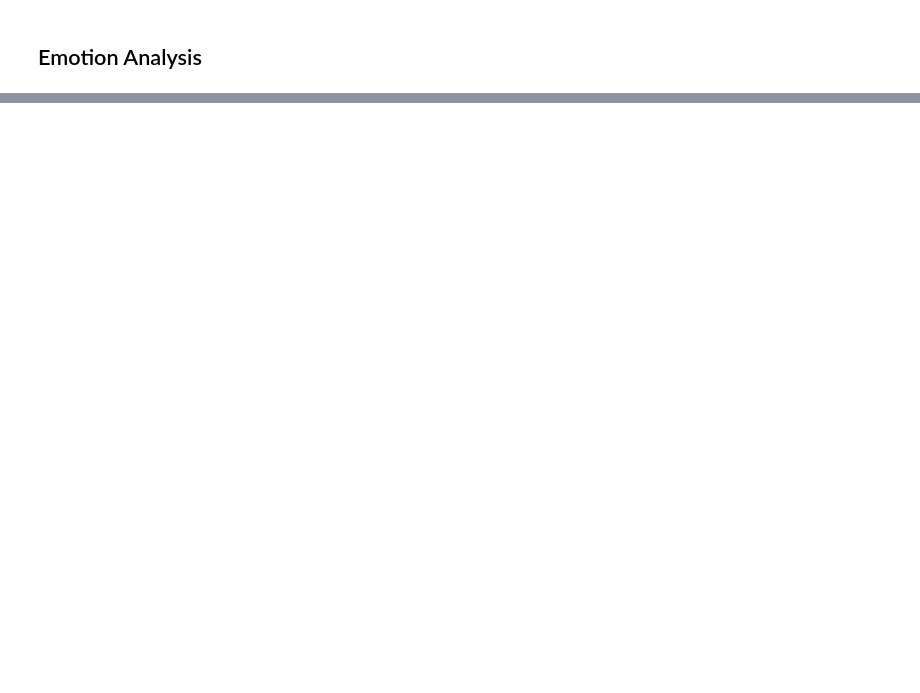
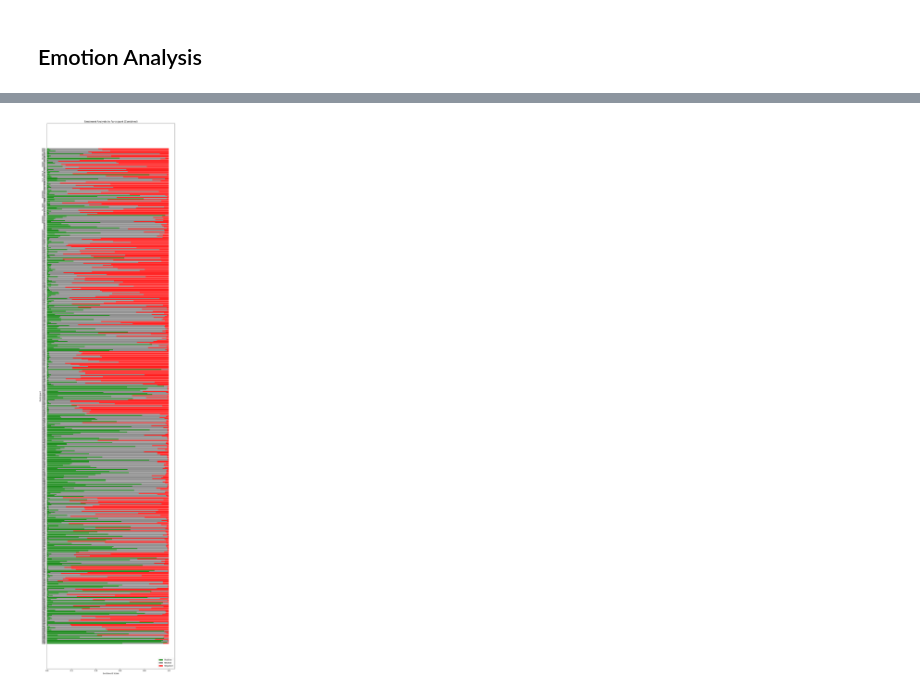
Before and after one commit to SumitKar01/mail-response-analysis, a Jupyter notebook: mail-response.ipynb, the cells around one changed output, grey strips where cells are left out. Cells and saved outputs as stored; diff of their text form; code cells hidden in the pictures; blank space fills up the shorter version.

Commit message:
Kaggle Notebook | mail_response | Emotion And Sentiment

```diff
--- a/mail-response.ipynb
+++ b/mail-response.ipynb
@@ -188,0 +255,97 @@ DataFrames exported to calculated_dataset.xlsx successfully!
+# %%
+df = sn_combined_df
+import matplotlib.pyplot as plt
+
+import numpy as np
+
+# Stacked bar chart
+plt.figure(figsize=(8, 50))
+
+# Create an array of y-coordinates for each participant
+y = np.arange(len(df))
+
+# Iterate through each row in the DataFrame
+for i, row in df.iterrows():
+    participant = row['Participant']
+    plt.barh(y[i], row['Sentiment_Positive'], color='green', label='Positive' if i == 0 else None)
+    plt.barh(y[i], row['Sentiment_Neutral'], left=row['Sentiment_Positive'], color='grey', label='Neutral' if i == 0 else None)
+    plt.barh(y[i], row['Sentiment_Negative'], left=row['Sentiment_Positive'] + row['Sentiment_Neutral'], color='red', label='Negative' if i == 0 else None)
+
+plt.xlabel('Sentiment Score')
+plt.ylabel('Participant')
+plt.title('Sentiment Analysis by Participant (Combined)')
+plt.legend(loc='lower right')
+plt.yticks(y, df['Participant'])  # Set y-ticks to participant names
+plt.tight_layout()
+plt.show()
+
+df = sn_m3_df
+# Stacked bar chart
+plt.figure(figsize=(8, 20))
+
+# Create an array of y-coordinates for each participant
+y = np.arange(len(df))
+
+# Iterate through each row in the DataFrame
+for i, row in df.iterrows():
+    participant = row['Participant']
+    plt.barh(y[i], row['Sentiment_Positive'], color='green', label='Positive' if i == 0 else None)
+    plt.barh(y[i], row['Sentiment_Neutral'], left=row['Sentiment_Positive'], color='grey', label='Neutral' if i == 0 else None)
+    plt.barh(y[i], row['Sentiment_Negative'], left=row['Sentiment_Positive'] + row['Sentiment_Neutral'], color='red', label='Negative' if i == 0 else None)
+
+plt.xlabel('Sentiment Score')
+plt.ylabel('Participant')
+plt.title('Sentiment Analysis by Participant(M3)')
+plt.legend(loc='lower right')
+plt.yticks(y, df['Participant'])  # Set y-ticks to participant names
+plt.tight_layout()
+plt.show()
+
+df = sn_oporajita_df
+
+
+# Stacked bar chart
+plt.figure(figsize=(8, 20))
+
+# Create an array of y-coordinates for each participant
+y = np.arange(len(df))
+
+# Iterate through each row in the DataFrame
+for i, row in df.iterrows():
+    participant = row['Participant']
+    plt.barh(y[i], row['Sentiment_Positive'], color='green', label='Positive' if i == 0 else None)
+    plt.barh(y[i], row['Sentiment_Neutral'], left=row['Sentiment_Positive'], color='grey', label='Neutral' if i == 0 else None)
+    plt.barh(y[i], row['Sentiment_Negative'], left=row['Sentiment_Positive'] + row['Sentiment_Neutral'], color='red', label='Negative' if i == 0 else None)
+
+plt.xlabel('Sentiment Score')
+plt.ylabel('Participant')
+plt.title('Sentiment Analysis by Participant(Oporajita)')
+plt.legend(loc='lower right')
+plt.yticks(y, df['Participant'])  # Set y-ticks to participant names
+plt.tight_layout()
+plt.show()
+
+df = sn_design_df
+
+# Stacked bar chart
+plt.figure(figsize=(8, 20))
+
+# Create an array of y-coordinates for each participant
+y = np.arange(len(df))
+
+# Iterate through each row in the DataFrame
+for i, row in df.iterrows():
+    participant = row['Participant']
+    plt.barh(y[i], row['Sentiment_Positive'], color='green', label='Positive' if i == 0 else None)
+    plt.barh(y[i], row['Sentiment_Neutral'], left=row['Sentiment_Positive'], color='grey', label='Neutral' if i == 0 else None)
+    plt.barh(y[i], row['Sentiment_Negative'], left=row['Sentiment_Positive'] + row['Sentiment_Neutral'], color='red', label='Negative' if i == 0 else None)
+
+plt.xlabel('Sentiment Score')
+plt.ylabel('Participant')
+plt.title('Sentiment Analysis by Participant (Design)')
+plt.legend(loc='lower right')
+plt.yticks(y, df['Participant'])  # Set y-ticks to participant names
+plt.tight_layout()
+plt.show()
+# %% [output]
+[figure, added]
```
Also changed, not shown: parts of 9 cells of this notebook.
